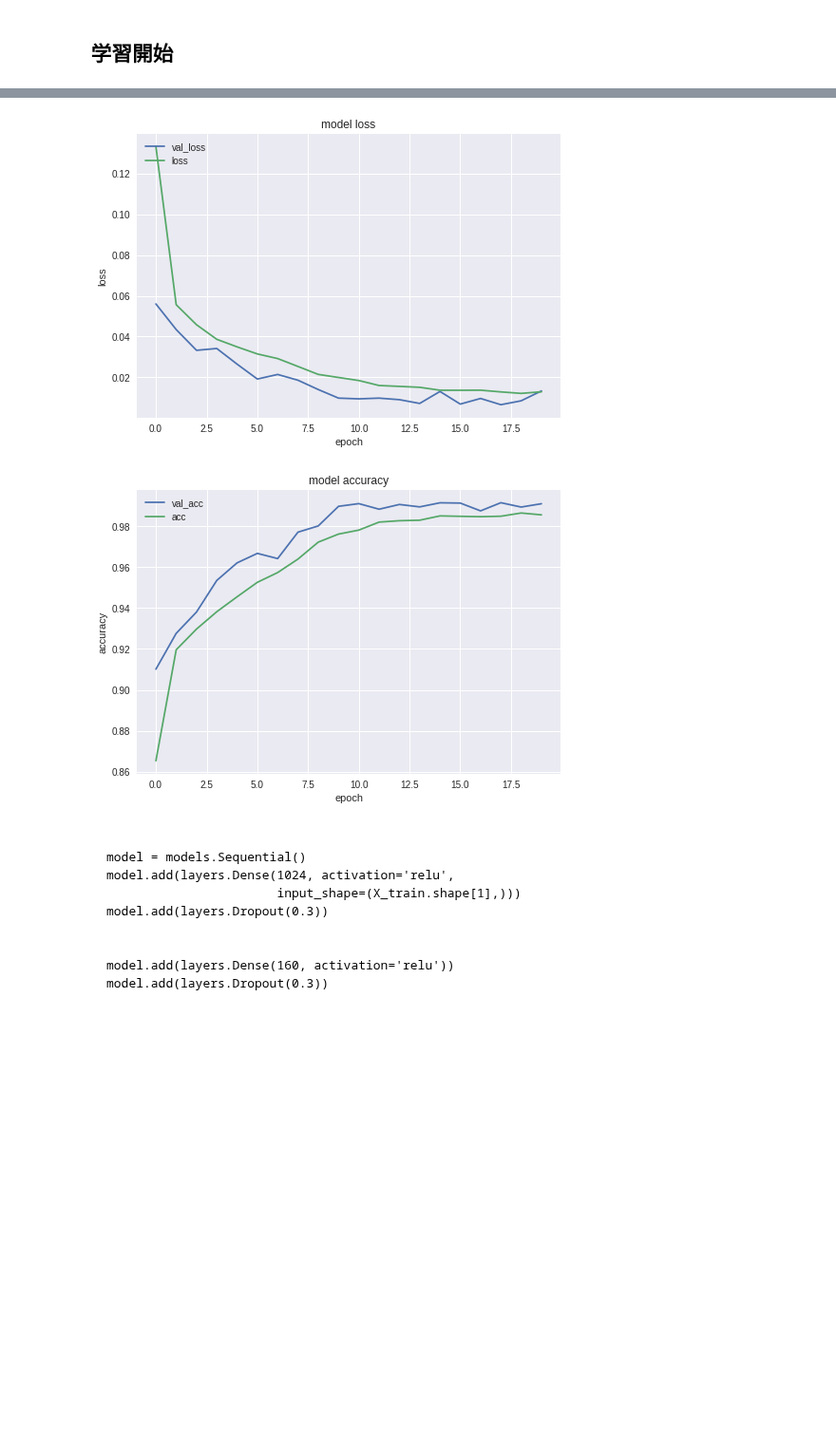
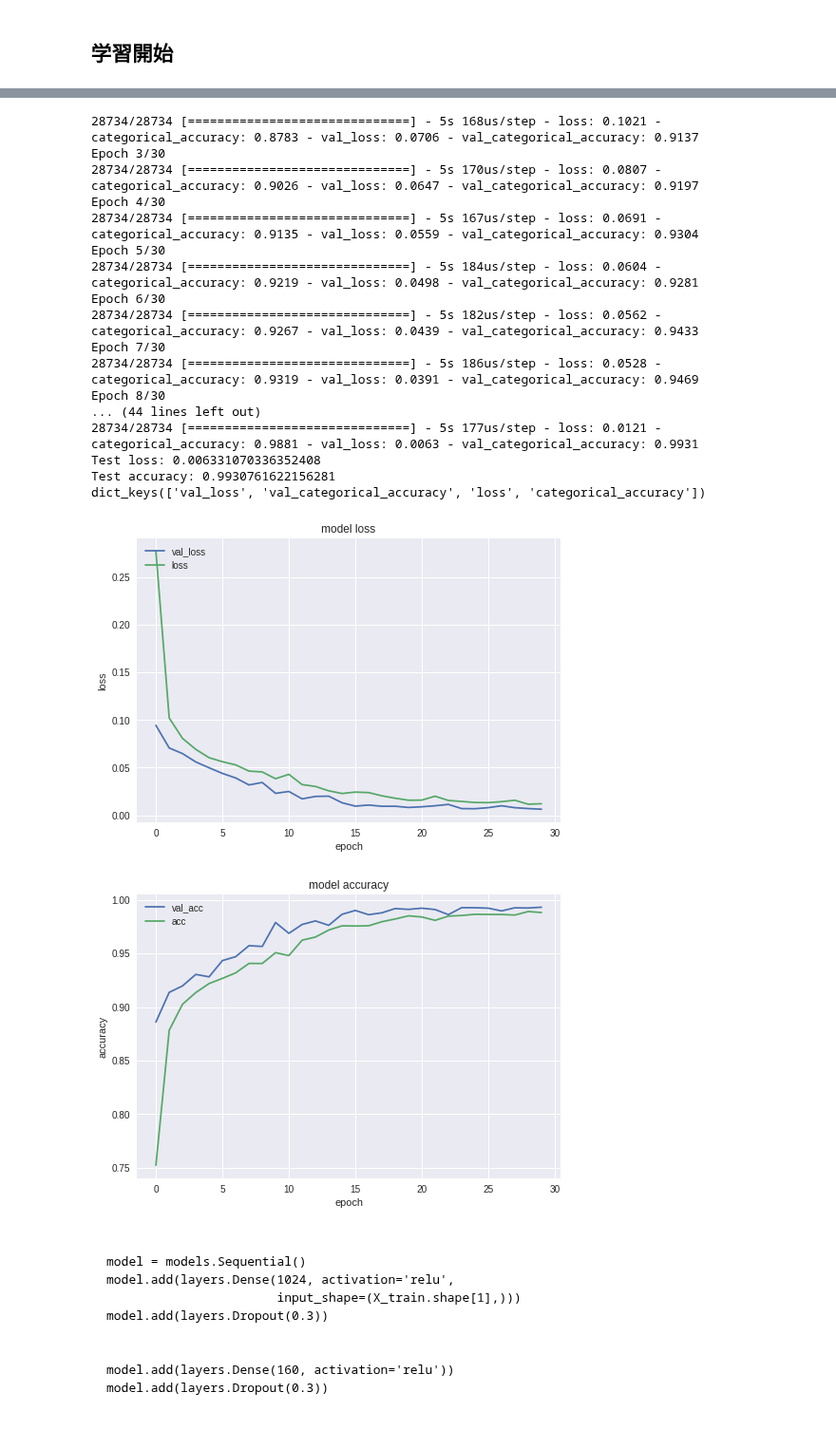
Before and after one commit to sleepless-se/0Colab, a Jupyter notebook: stock_filter_017.ipynb, the cells around one changed output, grey strips where cells are left out. Shown at 95% size. Drawn from its saved outputs; the diff is of its cells as text; code cells hidden in the pictures; blank space fills up the shorter version.

```diff
--- a/stock_filter_017.ipynb
+++ b/stock_filter_017.ipynb
@@ -171,8 +162,11 @@ def prepare_data(data):
   X = X.fillna(0)
   return X
+# %%
+df = pre_text(df)
 # %% [markdown]
 ## tokenの作成
 # %%
+
 temp_df = df["tag"].append(df["p_tag"]).append(df["pp_tag"])
 tag_token = Tokenizer(lower=True)
 tag_token.fit_on_texts(temp_df)
@@ -191,13 +185,13 @@ src_token = Tokenizer(100,lower=True)
 src_token.fit_on_texts(df["src"])
 href_token = Tokenizer(100,lower=True)
 href_token.fit_on_texts(df["href"])
+
+temp_df = df["text"].append(df["p_text"])
 text_token = Tokenizer(300,lower=True)
 text_token.fit_on_texts(df["text"])
 # %% [markdown]
 ##学習データを作成
 # %%
-
-df = pre_text(df0)
 X = prepare_data(df)
 print(X.shape)
 # %% [output]
@@ -237,10 +233,17 @@ X_train, X_test, y_train, y_test  = non_shuffling_train_test_split(X, y, test_si
+# %%
+
+# stop when score is not improve
+early_stopping = EarlyStopping(monitor='val_loss', patience=3)
+
+# save best score
+filepath="weights.best.hdf5"
+checkpoint = ModelCheckpoint(filepath, monitor='val_acc', verbose=1, save_best_only=True, mode='max')
+callbacks_list = [checkpoint]
 # %% [markdown]
 ## 学習開始
 # %%
-EPOCHS = 20
+EPOCHS = 30
 BATCH_SIZE = 275
-
-early_stopping = EarlyStopping(monitor='val_loss', patience=3)
 
 
 model = models.Sequential()
@@ -268,7 +271,10 @@ model.add(layers.Dropout(0.3))
 model.add(layers.Dense(y_train.shape[1],activation='softmax'))
 
 model.compile(loss='binary_crossentropy', optimizer='Adam', metrics=['categorical_accuracy'])
-history = model.fit(X_train, y_train,verbose=1, validation_data=(X_test,y_test), epochs=EPOCHS, batch_size=BATCH_SIZE,callbacks=[early_stopping])
+
+
+
+history = model.fit(X_train, y_train,verbose=1, validation_data=(X_test,y_test), epochs=EPOCHS, batch_size=BATCH_SIZE,callbacks=callbacks_list)
 score = model.evaluate(X_test, y_test, verbose=0)
 print('Test loss:', score[0])
 print('Test accuracy:', score[1])
@@ -314,5 +307,22 @@ dict_keys(['val_loss', 'val_categorical_accuracy', 'loss', 'categorical_accuracy
+28734/28734 [==============================] - 5s 168us/step - loss: 0.1021 - categorical_accuracy: 0.8783 - val_loss: 0.0706 - val_categorical_accuracy: 0.9137
+Epoch 3/30
+28734/28734 [==============================] - 5s 170us/step - loss: 0.0807 - categorical_accuracy: 0.9026 - val_loss: 0.0647 - val_categorical_accuracy: 0.9197
+Epoch 4/30
+28734/28734 [==============================] - 5s 167us/step - loss: 0.0691 - categorical_accuracy: 0.9135 - val_loss: 0.0559 - val_categorical_accuracy: 0.9304
+Epoch 5/30
+28734/28734 [==============================] - 5s 184us/step - loss: 0.0604 - categorical_accuracy: 0.9219 - val_loss: 0.0498 - val_categorical_accuracy: 0.9281
+Epoch 6/30
+28734/28734 [==============================] - 5s 182us/step - loss: 0.0562 - categorical_accuracy: 0.9267 - val_loss: 0.0439 - val_categorical_accuracy: 0.9433
+Epoch 7/30
+28734/28734 [==============================] - 5s 186us/step - loss: 0.0528 - categorical_accuracy: 0.9319 - val_loss: 0.0391 - val_categorical_accuracy: 0.9469
+Epoch 8/30
+... (44 lines left out)
+28734/28734 [==============================] - 5s 177us/step - loss: 0.0121 - categorical_accuracy: 0.9881 - val_loss: 0.0063 - val_categorical_accuracy: 0.9931
+Test loss: 0.006331070336352408
+Test accuracy: 0.9930761622156281
+dict_keys(['val_loss', 'val_categorical_accuracy', 'loss', 'categorical_accuracy'])
-[figure, old version]
+[figure, new version]
-[figure, old version]
+[figure, new version]
 # %% [markdown]
 
 
```
Also changed, not shown: parts of 13 cells of this notebook.
